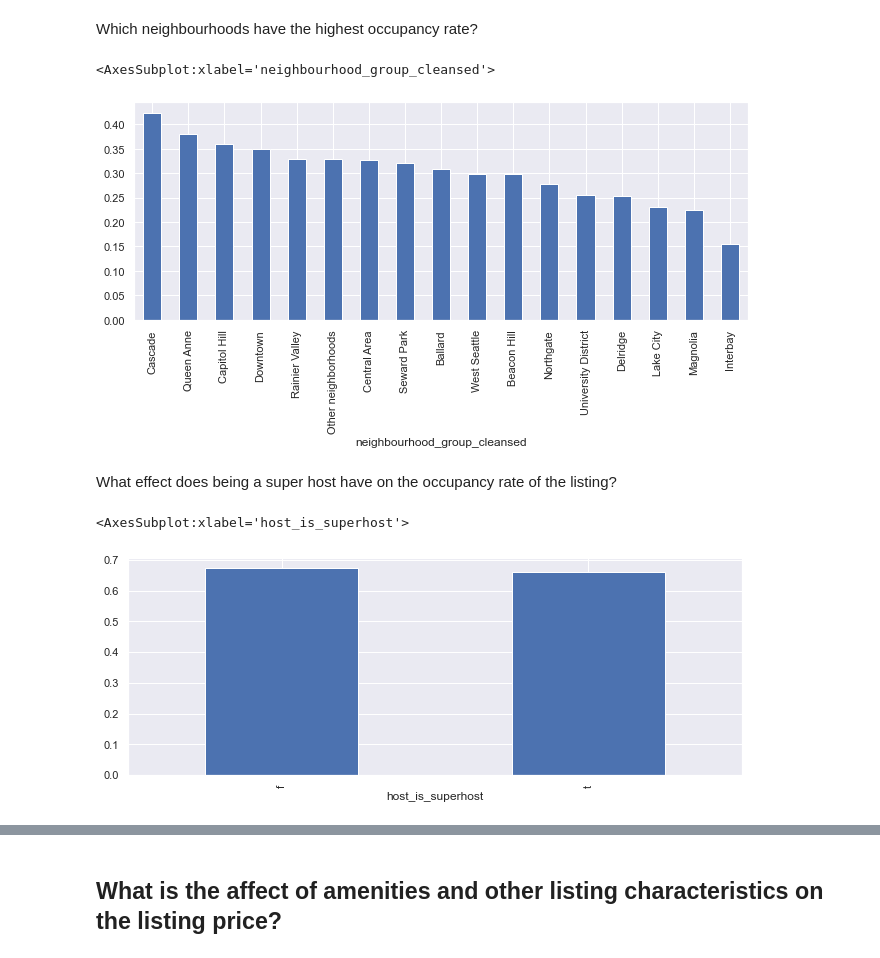
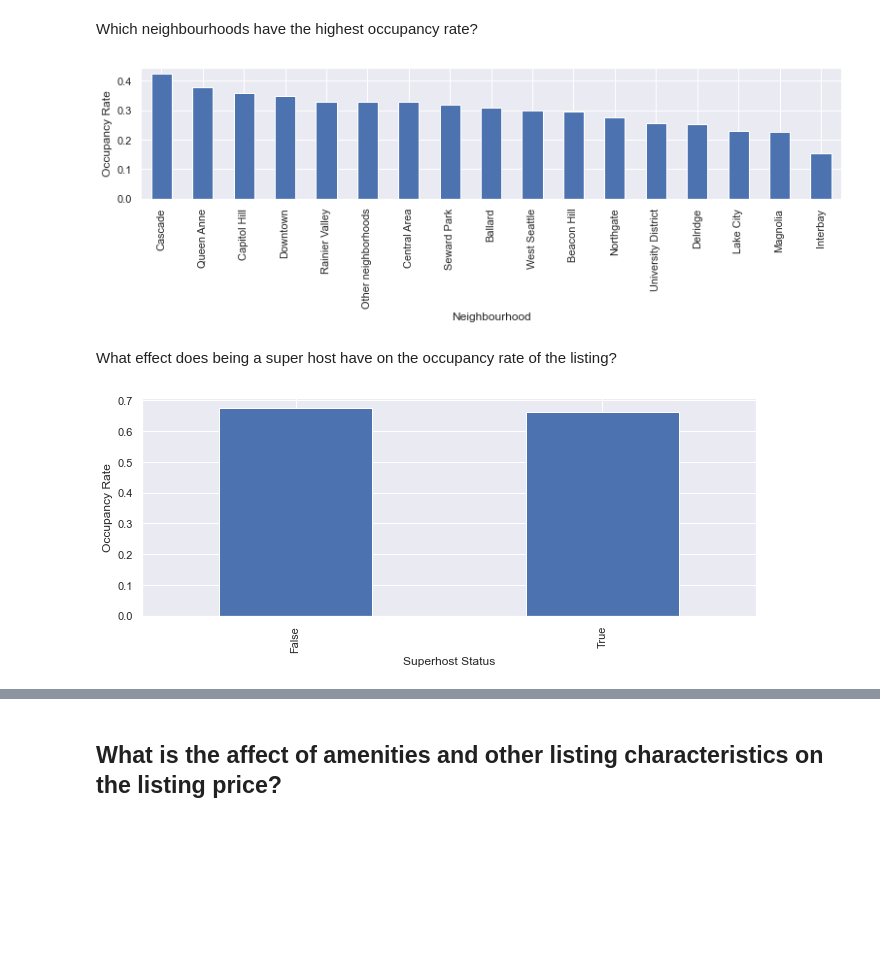
Before and after one commit to dirklambrechts/UdacityProject1-DataAnalysisSeattleAirBnB, a Jupyter notebook: UdacityProject1_AirBnB_Seattle_Final.ipynb, the cells around one changed output, grey strips where cells are left out. Cells and saved outputs as stored; diff of their text form; code cells hidden in the pictures; blank space fills up the shorter version.

```diff
--- a/UdacityProject1_AirBnB_Seattle_Final.ipynb
+++ b/UdacityProject1_AirBnB_Seattle_Final.ipynb
@@ -6,14 +6,14 @@
 import pandas as pd
 import numpy as np
 import seaborn as sns
+import datetime as dt
 import matplotlib.pyplot as plt
 sns.set(rc={'figure.figsize':(11, 4)})
 from sklearn.linear_model import LinearRegression
 from sklearn.model_selection import train_test_split
 from sklearn.metrics import r2_score, mean_squared_error
-df = pd.read_csv(r'C:\Users\Dirk\Documents\Data Science\Udacity Course\Project 1\calendar.csv')
-listing = pd.read_csv(r'C:\Users\Dirk\Documents\Data Science\Udacity Course\Project 1\listings.csv')
-reviews = pd.read_csv(r'C:\Users\Dirk\Documents\Data Science\Udacity Course\Project 1\reviews.csv')
+df = pd.read_csv('calendar.csv')
+listing = pd.read_csv('listings.csv')
 # %% [markdown]
 Set pandas option to show all columns and not to truncate the columns
 # %%
@@ -291,17 +299,23 @@ not_occupied_df = listing_cal[listing_cal['available']==False]
 occupancy_rate_area = not_occupied_df.groupby('neighbourhood_group_cleansed').count()['id']/listing_cal.groupby('neighbourhood_group_cleansed').count()['id']
 # %%
 occupancy_rate_area.sort_values(ascending=False).plot.bar()
+plt.xlabel('Neighbourhood')
+plt.ylabel('Occupancy Rate')
+plt.tight_layout()
+plt.savefig('occupancy_rate_neighbourhoods.png')
 # %% [output]
-<AxesSubplot:xlabel='neighbourhood_group_cleansed'>
-[figure, old version]
+[figure, new version]
 # %% [markdown]
 What effect does being a super host have on the occupancy rate of the listing?
 # %%
 occupancy_rate_superhost = occupied_df.groupby('host_is_superhost').count()['id']/listing_cal.groupby('host_is_superhost').count()['id']
+occupancy_rate_superhost.rename({'t':True, 'f':False}, inplace=True)
 occupancy_rate_superhost.sort_values(ascending=False).plot.bar()
+plt.xlabel('Superhost Status')
+plt.ylabel('Occupancy Rate')
+plt.savefig('occupancy_rate_superhosts.png')
 # %% [output]
-<AxesSubplot:xlabel='host_is_superhost'>
-[figure, old version]
+[figure, new version]
 # %%
 listing_cal.head(2)
 # %% [output]
```
Also changed, not shown: parts of 9 cells of this notebook.
